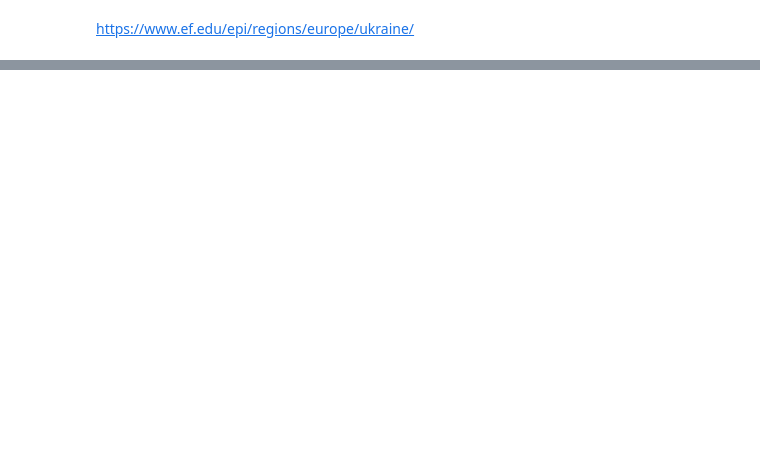
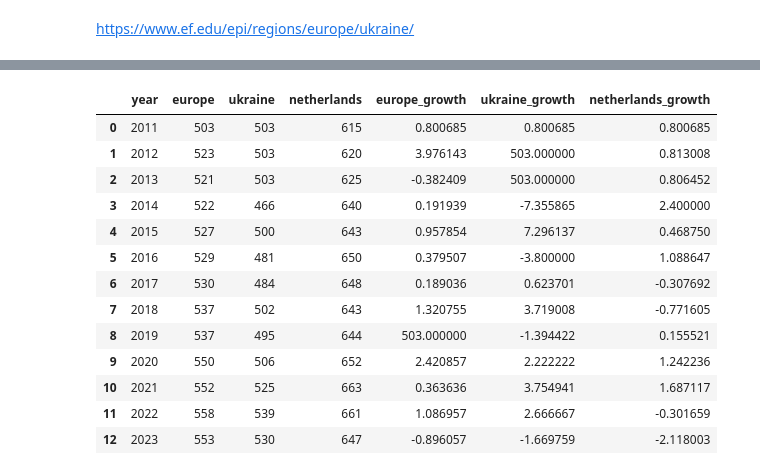
Before and after one commit to kucheriavii/udemy_data_analyst, a Jupyter notebook: Using application software for business correspondence in English.ipynb, the cells around one changed output, grey strips where cells are left out. Saved outputs shown, nothing was run; the diff lists cells and outputs as text; code cells hidden in the pictures; blank space fills up the shorter version.

```diff
--- a/Using application software for business correspondence in English.ipynb
+++ b/Using application software for business correspondence in English.ipynb
@@ -19,0 +25,23 @@ data
+# %%
+engl_lvl['europe_growth'] = engl_lvl['europe'].pct_change() * 100
+engl_lvl['ukraine_growth'] = engl_lvl['ukraine'].pct_change() * 100
+engl_lvl['netherlands_growth'] = engl_lvl['netherlands'].pct_change() * 100
+engl_lvl = engl_lvl.fillna(engl_lvl['europe_growth'].mean())
+engl_lvl = engl_lvl.replace([float('inf'), float('-inf')], 0)
+engl_lvl = engl_lvl.replace(0, np.round(engl_lvl['ukraine'].mean(),0))
+engl_lvl
+# %% [output]
+|  | year | europe | ukraine | netherlands | europe_growth | ukraine_growth | netherlands_growth |
+| 0 | 2011 | 503 | 503 | 615 | 0.800685 | 0.800685 | 0.800685 |
+| 1 | 2012 | 523 | 503 | 620 | 3.976143 | 503.000000 | 0.813008 |
+| 2 | 2013 | 521 | 503 | 625 | -0.382409 | 503.000000 | 0.806452 |
+| 3 | 2014 | 522 | 466 | 640 | 0.191939 | -7.355865 | 2.400000 |
+| 4 | 2015 | 527 | 500 | 643 | 0.957854 | 7.296137 | 0.468750 |
+| 5 | 2016 | 529 | 481 | 650 | 0.379507 | -3.800000 | 1.088647 |
+| 6 | 2017 | 530 | 484 | 648 | 0.189036 | 0.623701 | -0.307692 |
+| 7 | 2018 | 537 | 502 | 643 | 1.320755 | 3.719008 | -0.771605 |
+| 8 | 2019 | 537 | 495 | 644 | 503.000000 | -1.394422 | 0.155521 |
+| 9 | 2020 | 550 | 506 | 652 | 2.420857 | 2.222222 | 1.242236 |
+| 10 | 2021 | 552 | 525 | 663 | 0.363636 | 3.754941 | 1.687117 |
+| 11 | 2022 | 558 | 539 | 661 | 1.086957 | 2.666667 | -0.301659 |
+| 12 | 2023 | 553 | 530 | 647 | -0.896057 | -1.669759 | -2.118003 |
```
Also changed, not shown: parts of 6 cells of this notebook.
